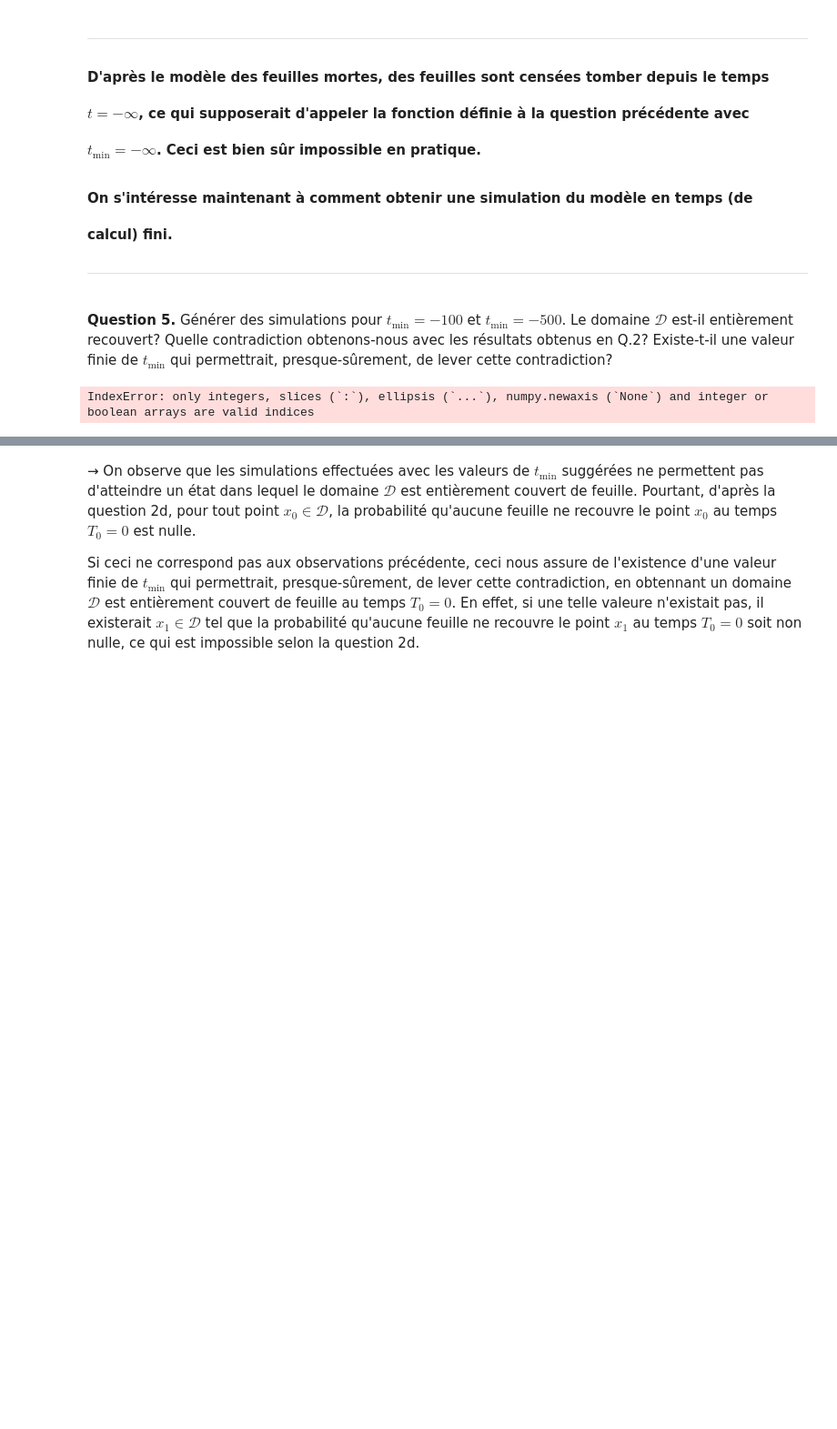
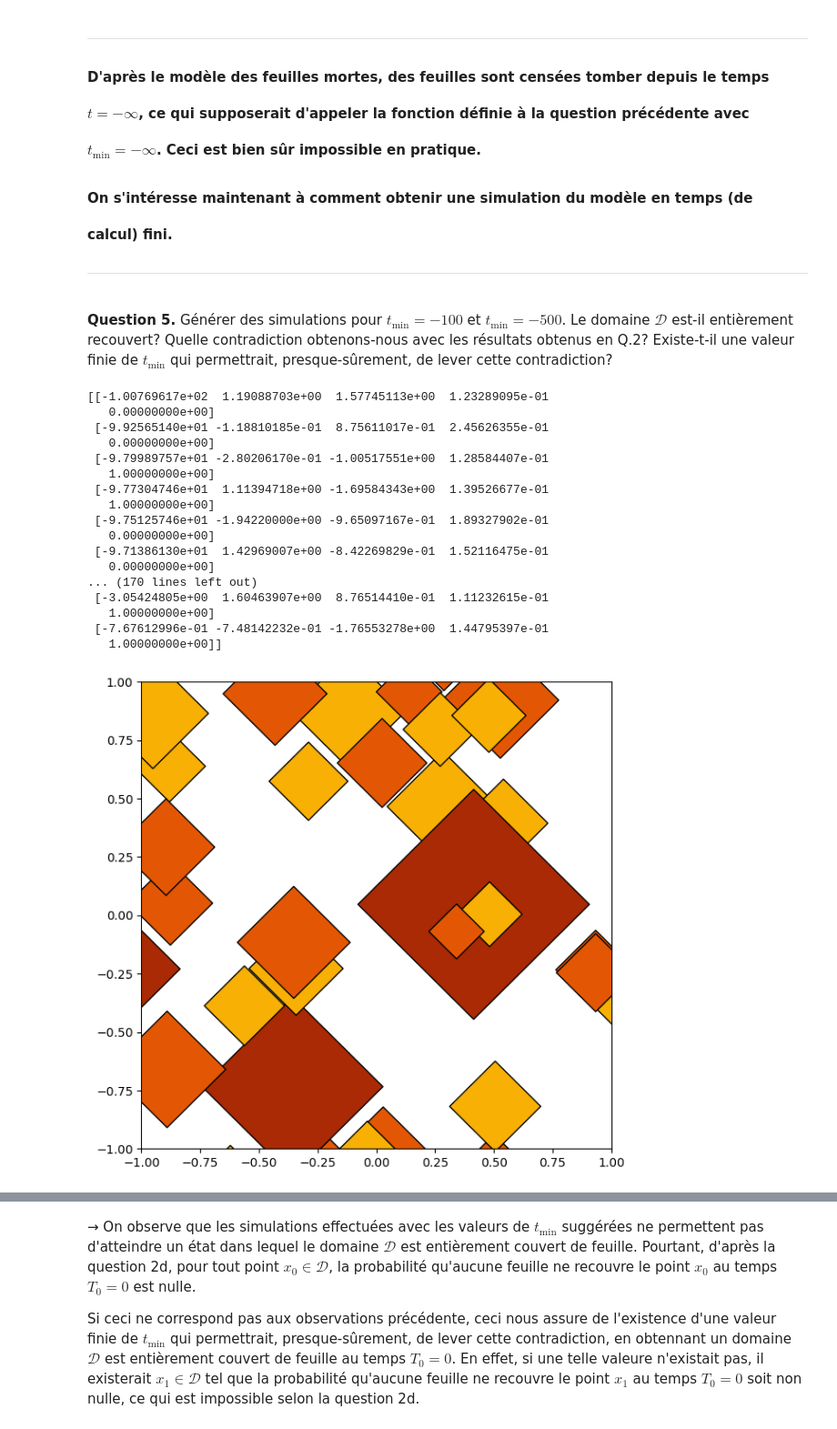
Before and after one commit to bavrillon/Projet-Maths-2---Probas, a Jupyter notebook: PN_Probas_24-25_VF.ipynb, the cells around one changed output, grey strips where cells are left out. Shown at 91% size. Cells and saved outputs as stored; diff of their text form; code cells hidden in the pictures; blank space fills up the shorter version.

```diff
--- a/PN_Probas_24-25_VF.ipynb
+++ b/PN_Probas_24-25_VF.ipynb
@@ -138,11 +138,12 @@ def simTempsArrivee(t_min,theta):
         u = np.random.rand()
         return(-np.log(u)/theta) # Méthode d'inversion
 
-    T = np.array([])
+    T_liste = []
     t = 0
     while t >= t_min :
         E = simExpo(theta)
         t -= E
         T = np.append(T, t)
+    T = np.array(T_liste)
     T = np.flip(T) #trier par ordre croissant le tableau qui l'est actuellement par ordre décroissant
     return(T)
@@ -416,14 +397,15 @@ theta=1
 **Question 4.a.** Implémenter une fonction permettant de simuler la taille d'une feuille étant donnée sa couleur $i$, et les vecteurs $a,b\in\R^3$ définis à Q.3.b.
 # %%
 def simTaille(i,a,b):
-    u = np.random.rand()
-    rho = invF_rho(u,a[i],b[i])
-    return(rho)
+    taille = np.random.uniform(a[i], b[i])
+    return(taille)
+
+# Pour une feuille de couleur i, la taille suit une loi uniforme sur [a_i,b_i]
 # %% [markdown]
 **Question 4.b.** Implémenter une fonction permettant de simuler la couleur d'une feuille étant donné le vecteur $p\in\R^3$ contenant les probabilités $p_i=\mathbb{P}(c(F)=i)$.
 # %%
 def simCouleur(p):
-    couleurs_possibles =Cat
+    couleurs_possibles = np.arange(len(p))
     couleur = np.random.choice(couleurs_possibles,p=p)
     return(couleur)
 # %% [markdown]
@@ -443,14 +425,14 @@ def simPosition(Dext):
 def simFeuilles(t_min,theta,p,a,b,Dext):
     temps_arrivee = simTempsArrivee(t_min,theta) # Les temps d'arrivée sont ici ordonnés dans l'ordre croissant
     n = len(temps_arrivee)
-    res = np.array([])
+    res = np.empty((n,5))
     for k in range(n):
         couleur_feuille = simCouleur(p)
         temps_arrivee_feuille = temps_arrivee[k]
         position_feuille_x, position_feuille_y = tuple(simPosition(Dext))
         taille_feuille = simTaille(couleur_feuille,a,b)
         feuille = [temps_arrivee_feuille, position_feuille_x, position_feuille_y, taille_feuille, couleur_feuille]
-        np.append(res,feuille)
+        res[k] = feuille
     return(res)
 # %% [markdown]
 <h1 style="font-family: Georgia, serif;font-size: 1em;margin-left: 3em;margin-right: 4em;">
@@ -469,17 +451,34 @@ On s'intéresse maintenant à comment obtenir une simulation du modèle en temps
 # %%
 # Test: Simulation de tapis de feuilles
 
 #### PK CA MARCHE PAS (tps infini alors que t_min petit !) ???? J'ai vérifié le pb vient de la simulation simFeuilles et pas de plotSim
 
-t_min_1 = -1 #-100
+t_min_1 = -100
 Sim_m100= simFeuilles(t_min_1,theta,p,a,b,Dext)
 print(Sim_m100)
 ## Plot
 plotSim(Sim_m100)
 
-t_min_2 = -5 #-500
+t_min_2 = -500
 Sim_m500= simFeuilles(t_min_2,theta,p,a,b,Dext)
 ## Plot
 plotSim(Sim_m500)
 # %% [output]
-IndexError: only integers, slices (`:`), ellipsis (`...`), numpy.newaxis (`None`) and integer or boolean arrays are valid indices
+[[-1.00769617e+02  1.19088703e+00  1.57745113e+00  1.23289095e-01
+   0.00000000e+00]
+ [-9.92565140e+01 -1.18810185e-01  8.75611017e-01  2.45626355e-01
+   0.00000000e+00]
+ [-9.79989757e+01 -2.80206170e-01 -1.00517551e+00  1.28584407e-01
+   1.00000000e+00]
+ [-9.77304746e+01  1.11394718e+00 -1.69584343e+00  1.39526677e-01
+   1.00000000e+00]
+ [-9.75125746e+01 -1.94220000e+00 -9.65097167e-01  1.89327902e-01
+   0.00000000e+00]
+ [-9.71386130e+01  1.42969007e+00 -8.42269829e-01  1.52116475e-01
+   0.00000000e+00]
+... (170 lines left out)
+ [-3.05424805e+00  1.60463907e+00  8.76514410e-01  1.11232615e-01
+   1.00000000e+00]
+ [-7.67612996e-01 -7.48142232e-01 -1.76553278e+00  1.44795397e-01
+   1.00000000e+00]]
+[figure, added]
```
Also changed, not shown: parts of 4 cells of this notebook.
